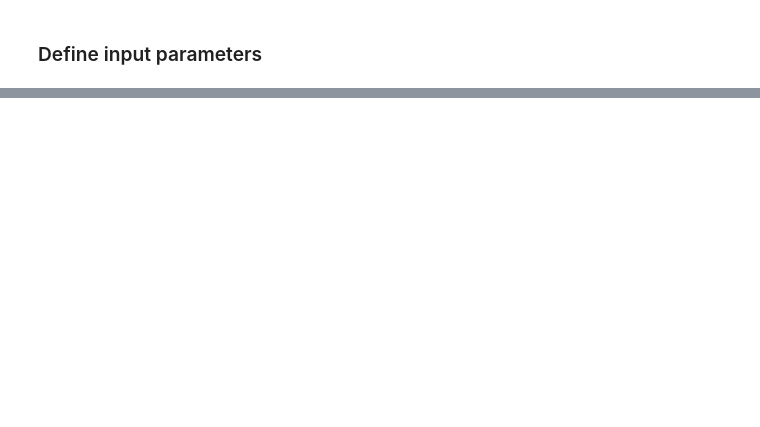
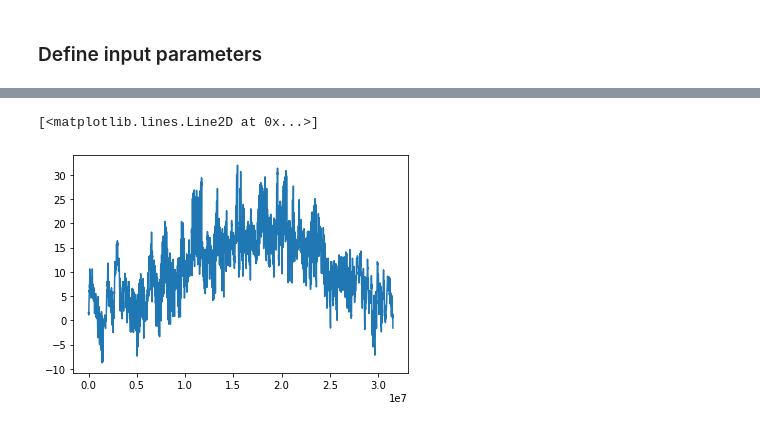
Before and after one commit to hancse/HT-HeatPump, a Jupyter notebook: Simulation/Python/House_Model.ipynb, the cells around one changed output, grey strips where cells are left out. Saved outputs shown, nothing was run; the diff lists cells and outputs as text; code cells hidden in the pictures; blank space fills up the shorter version.

```diff
--- a/Simulation/Python/House_Model.ipynb
+++ b/Simulation/Python/House_Model.ipynb
@@ -357,0 +429,6 @@ print(Qsolar_irradiation)
+# %%
+T_outdoor=Tout[:,1]
+plt.plot(time,T_outdoor)
+# %% [output]
+[<matplotlib.lines.Line2D at 0x...>]
+[figure, added]
```
Also changed, not shown: parts of 28 cells of this notebook.
